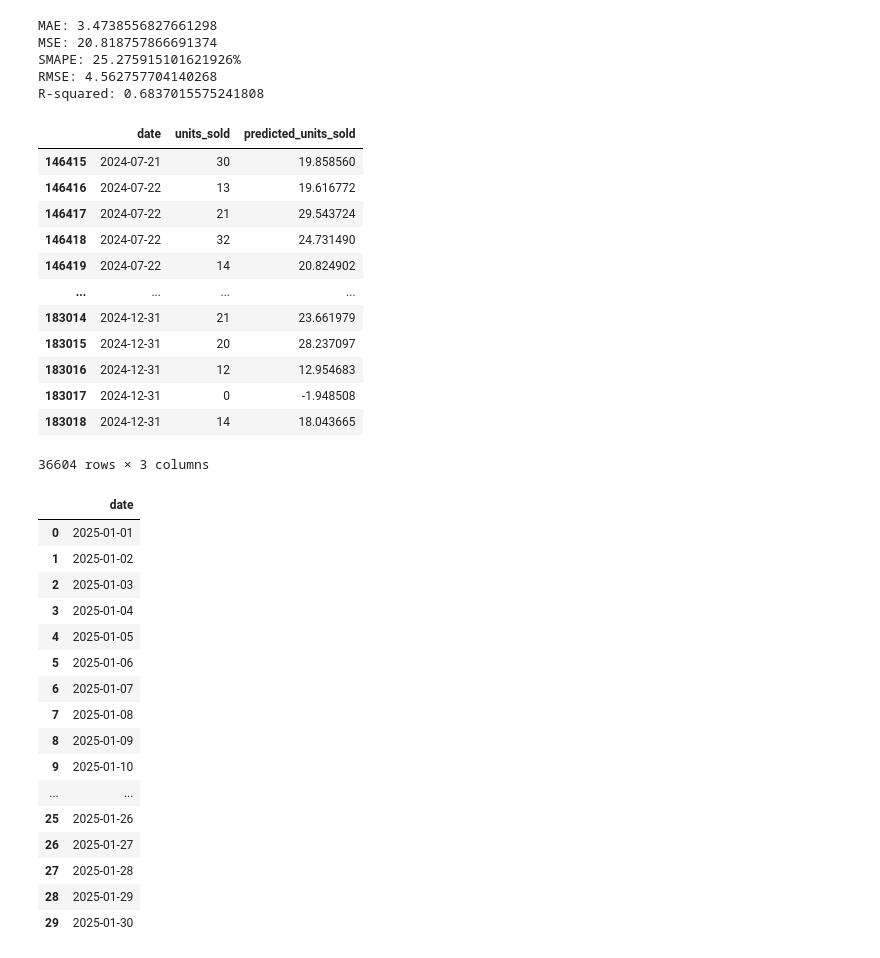
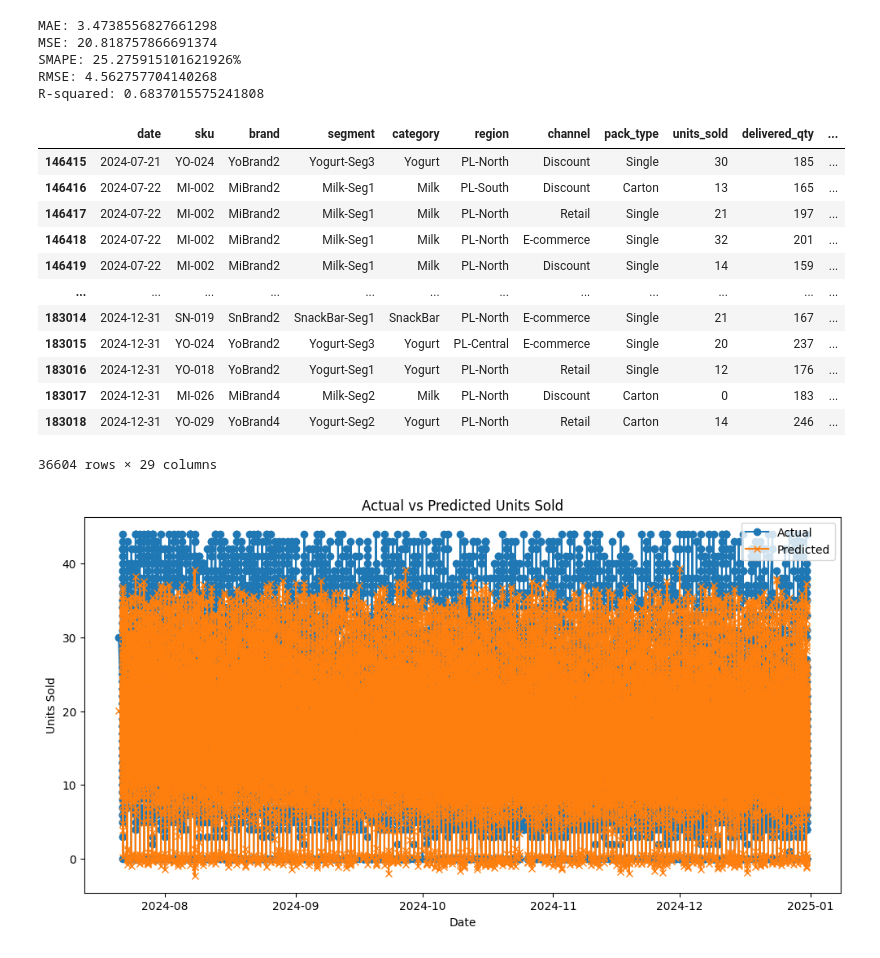
Before and after one commit to aadityapritam001/FMCG_DEMAND_FORECASTING, a Jupyter notebook: notebooks/fmcg_2022_2024.ipynb, the cells around one changed output. Saved outputs shown, nothing was run; the diff lists cells and outputs as text; code cells hidden in the pictures.

Commit message:
add graph comparision on test data for actual and predicted for fmcg

```diff
--- a/notebooks/fmcg_2022_2024.ipynb
+++ b/notebooks/fmcg_2022_2024.ipynb
@@ -545,43 +545,33 @@ R-squared: 0.6837015575241808
 # %%
 # predict for test set
 
 test_dataset = clean_df[train_size:].copy()
 test_dataset['predicted_units_sold'] = y_pred
-test_dataset[['date', 'units_sold', 'predicted_units_sold']]
+test_dataset
 # %% [output]
-|  | date | units_sold | predicted_units_sold |
-| 146415 | 2024-07-21 | 30 | 19.858560 |
-| 146416 | 2024-07-22 | 13 | 19.616772 |
-| 146417 | 2024-07-22 | 21 | 29.543724 |
-| 146418 | 2024-07-22 | 32 | 24.731490 |
-| 146419 | 2024-07-22 | 14 | 20.824902 |
-| ... | ... | ... | ... |
-| 183014 | 2024-12-31 | 21 | 23.661979 |
-| 183015 | 2024-12-31 | 20 | 28.237097 |
-| 183016 | 2024-12-31 | 12 | 12.954683 |
-| 183017 | 2024-12-31 | 0 | -1.948508 |
-| 183018 | 2024-12-31 | 14 | 18.043665 |
+|  | date | sku | brand | segment | category | region | channel | pack_type | units_sold | delivered_qty | ... |
+| 146415 | 2024-07-21 | YO-024 | YoBrand2 | Yogurt-Seg3 | Yogurt | PL-North | Discount | Single | 30 | 185 | ... |
+| 146416 | 2024-07-22 | MI-002 | MiBrand2 | Milk-Seg1 | Milk | PL-South | Discount | Carton | 13 | 165 | ... |
+| 146417 | 2024-07-22 | MI-002 | MiBrand2 | Milk-Seg1 | Milk | PL-North | Retail | Single | 21 | 197 | ... |
+| 146418 | 2024-07-22 | MI-002 | MiBrand2 | Milk-Seg1 | Milk | PL-North | E-commerce | Single | 32 | 201 | ... |
+| 146419 | 2024-07-22 | MI-002 | MiBrand2 | Milk-Seg1 | Milk | PL-North | Discount | Single | 14 | 159 | ... |
+| ... | ... | ... | ... | ... | ... | ... | ... | ... | ... | ... | ... |
+| 183014 | 2024-12-31 | SN-019 | SnBrand2 | SnackBar-Seg1 | SnackBar | PL-North | E-commerce | Single | 21 | 167 | ... |
+| 183015 | 2024-12-31 | YO-024 | YoBrand2 | Yogurt-Seg3 | Yogurt | PL-Central | E-commerce | Single | 20 | 237 | ... |
+| 183016 | 2024-12-31 | YO-018 | YoBrand2 | Yogurt-Seg1 | Yogurt | PL-North | Retail | Single | 12 | 176 | ... |
+| 183017 | 2024-12-31 | MI-026 | MiBrand4 | Milk-Seg2 | Milk | PL-North | Discount | Carton | 0 | 183 | ... |
+| 183018 | 2024-12-31 | YO-029 | YoBrand4 | Yogurt-Seg2 | Yogurt | PL-North | Retail | Carton | 14 | 246 | ... |
-36604 rows × 3 columns
+36604 rows × 29 columns
 # %%
-# forcasting for next 30 days
-future_dates = pd.date_range(start=clean_df['date'].max() + pd.Timedelta(days=1), periods=30)
-future_df = pd.DataFrame({'date': future_dates})
-future_df
+# check difference between actual and predicted using graphs
+
+plt.figure(figsize=(12,6))
+plt.plot(test_dataset['date'], test_dataset['units_sold'], label='Actual', marker='o')
+plt.plot(test_dataset['date'], test_dataset['predicted_units_sold'], label='Predicted', marker='x')
+plt.title("Actual vs Predicted Units Sold")
+plt.xlabel("Date")
+plt.ylabel("Units Sold")
+plt.legend()
+plt.show()
 # %% [output]
-|  | date |
-| 0 | 2025-01-01 |
-| 1 | 2025-01-02 |
-| 2 | 2025-01-03 |
-| 3 | 2025-01-04 |
-| 4 | 2025-01-05 |
-| 5 | 2025-01-06 |
-| 6 | 2025-01-07 |
-| 7 | 2025-01-08 |
-| 8 | 2025-01-09 |
-| 9 | 2025-01-10 |
-| ... | ... |
-| 25 | 2025-01-26 |
-| 26 | 2025-01-27 |
-| 27 | 2025-01-28 |
-| 28 | 2025-01-29 |
-| 29 | 2025-01-30 |
+[figure, added]
```
